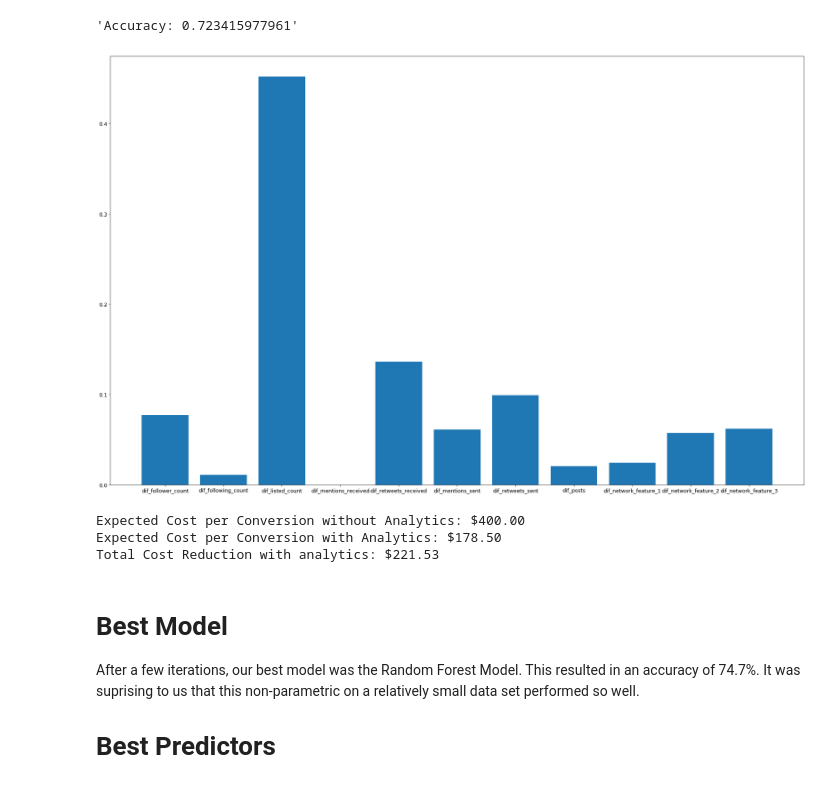
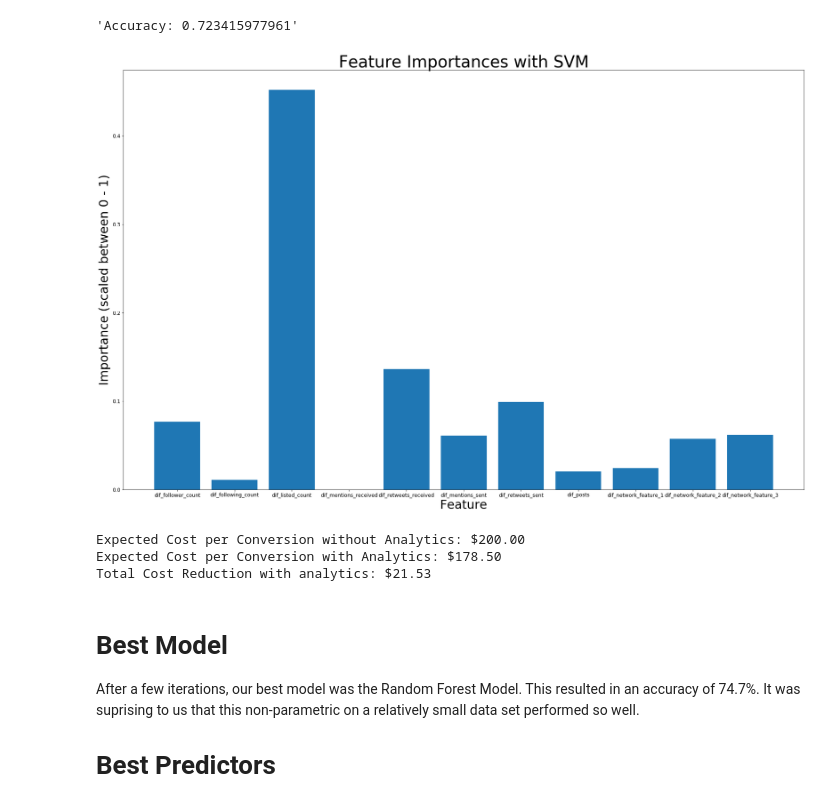
Before and after one commit to JakeTheWise/socialitics, a Jupyter notebook: proj1/q1/q1.ipynb, the cells around one changed output. Cells and saved outputs as stored; diff of their text form; code cells hidden in the pictures.

```diff
--- a/proj1/q1/q1.ipynb
+++ b/proj1/q1/q1.ipynb
@@ -145,12 +151,15 @@ evaluate_model(clf,is_scaled = True)
 # %%
 svmImportance = pd.DataFrame({'Feature':list(X_train.columns),'Importance':list(np.abs(clf.coef_[0]))})
 svmImportance.Importance=svmImportance.Importance.map(lambda x: x/ sum(svmImportance.Importance))
 plt.figure(figsize = (30,19))
 plt.bar(range(len(X_train.columns)),svmImportance.Importance,tick_label = X_train.columns)
 plt.tick_params(axis = 'both',labelsize = 12.5)
+plt.xlabel("Feature",fontsize = 30)
+plt.ylabel("Importance (scaled between 0 - 1)",fontsize = 30)
+plt.title("Feature Importances with SVM",fontsize = 40)
 plt.show()
 # %% [output]
-[figure, old version]
+[figure, new version]
 # %%
 best_model_accuracy = 0.747107438017
 profit_margin = 10
@@ -158,15 +167,15 @@ influencer_follower_buy_prob = .05
 influencer_tweet_twice_buy_prob = .075
 cost_other_all = 5
 percent_of_times_influencer_selected = .5
-dollars_per_conversion_no_analytics = 10 /( (influencer_follower_buy_prob) * percent_of_times_influencer_selected)
+dollars_per_conversion_no_analytics = 10 /( (influencer_follower_buy_prob))
 dollars_per_conversion_analytics = 10/ (best_model_accuracy * influencer_tweet_twice_buy_prob)
 print("Expected Cost per Conversion without Analytics: $" + str(dollars_per_conversion_no_analytics) + "0")
 print("Expected Cost per Conversion with Analytics: $" + str(round(dollars_per_conversion_analytics,1)) + "0")
 print("Total Cost Reduction with analytics: $" + str(round(dollars_per_conversion_no_analytics - dollars_per_conversion_analytics,2)))
 # %% [output]
-Expected Cost per Conversion without Analytics: $400.00
+Expected Cost per Conversion without Analytics: $200.00
 Expected Cost per Conversion with Analytics: $178.50
-Total Cost Reduction with analytics: $221.53
+Total Cost Reduction with analytics: $21.53
 # %% [markdown]
 # Best Model
 
```
Also changed, not shown: parts of 3 cells of this notebook, 3 other files.
